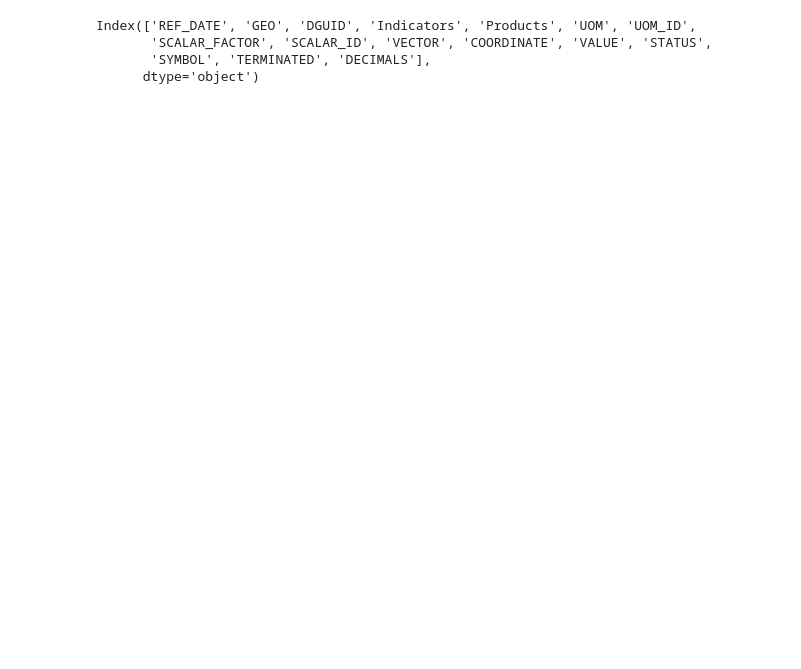
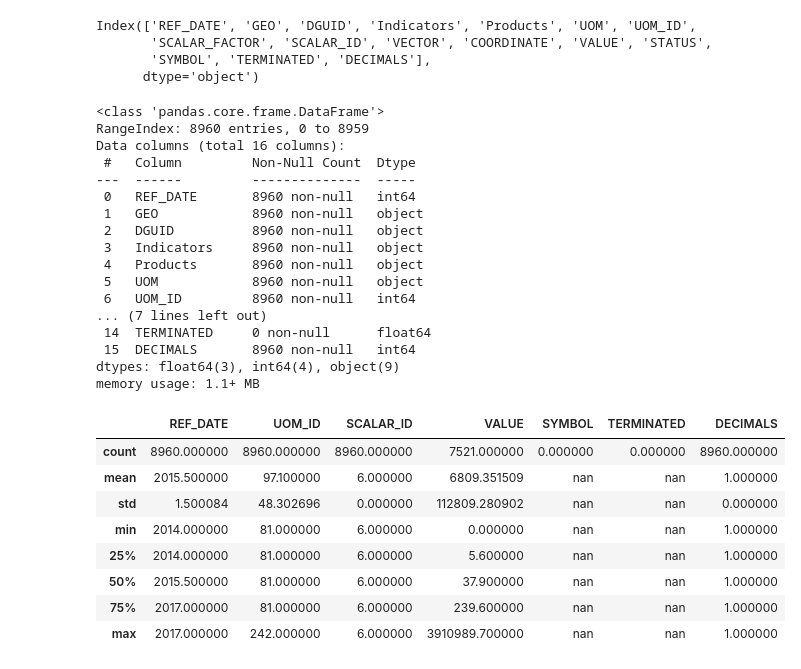
Before and after one commit to data301-2021-winter1/group05-project, a Jupyter notebook: notebooks/analysis2.ipynb, the cells around one changed output. Saved outputs shown, nothing was run; the diff lists cells and outputs as text; code cells hidden in the pictures; blank space fills up the shorter version.

```diff
--- a/notebooks/analysis2.ipynb
+++ b/notebooks/analysis2.ipynb
@@ -45,3 +43,44 @@ Index(['REF_DATE', 'GEO', 'DGUID', 'Indicators', 'Products', 'UOM', 'UOM_ID',
        'SCALAR_FACTOR', 'SCALAR_ID', 'VECTOR', 'COORDINATE', 'VALUE', 'STATUS',
        'SYMBOL', 'TERMINATED', 'DECIMALS'],
       dtype='object')
+# %%
+#Preliminary Data Processing
+
+##The first chart is a preview of the data set.
+##This step lists the names and number of the columns, the number of data entries (8960).
+##It also says how many non-null numbers are in the data set, as well as the D type of each column.
+##The memory usage that corresponds with the data set is also included at the bottom
+
+##The second chart gives information (count, mean, STD, min, Q1, Q2, Q3 and max of each column
+
+df.info()
+df.head()
+df.nunique(axis=0)
+df.describe().apply(lambda s: s.apply(lambda x: format(x,'f')))
+# %% [output]
+<class 'pandas.core.frame.DataFrame'>
+RangeIndex: 8960 entries, 0 to 8959
+Data columns (total 16 columns):
+ #   Column         Non-Null Count  Dtype
+---  ------         --------------  -----
+ 0   REF_DATE       8960 non-null   int64
+ 1   GEO            8960 non-null   object
+ 2   DGUID          8960 non-null   object
+ 3   Indicators     8960 non-null   object
+ 4   Products       8960 non-null   object
+ 5   UOM            8960 non-null   object
+ 6   UOM_ID         8960 non-null   int64
+... (7 lines left out)
+ 14  TERMINATED     0 non-null      float64
+ 15  DECIMALS       8960 non-null   int64
+dtypes: float64(3), int64(4), object(9)
+memory usage: 1.1+ MB
+|  | REF_DATE | UOM_ID | SCALAR_ID | VALUE | SYMBOL | TERMINATED | DECIMALS |
+| count | 8960.000000 | 8960.000000 | 8960.000000 | 7521.000000 | 0.000000 | 0.000000 | 8960.000000 |
+| mean | 2015.500000 | 97.100000 | 6.000000 | 6809.351509 | nan | nan | 1.000000 |
+| std | 1.500084 | 48.302696 | 0.000000 | 112809.280902 | nan | nan | 0.000000 |
+| min | 2014.000000 | 81.000000 | 6.000000 | 0.000000 | nan | nan | 1.000000 |
+| 25% | 2014.000000 | 81.000000 | 6.000000 | 5.600000 | nan | nan | 1.000000 |
+| 50% | 2015.500000 | 81.000000 | 6.000000 | 37.900000 | nan | nan | 1.000000 |
+| 75% | 2017.000000 | 81.000000 | 6.000000 | 239.600000 | nan | nan | 1.000000 |
+| max | 2017.000000 | 242.000000 | 6.000000 | 3910989.700000 | nan | nan | 1.000000 |
```
Also changed, not shown: parts of 10 cells of this notebook.
